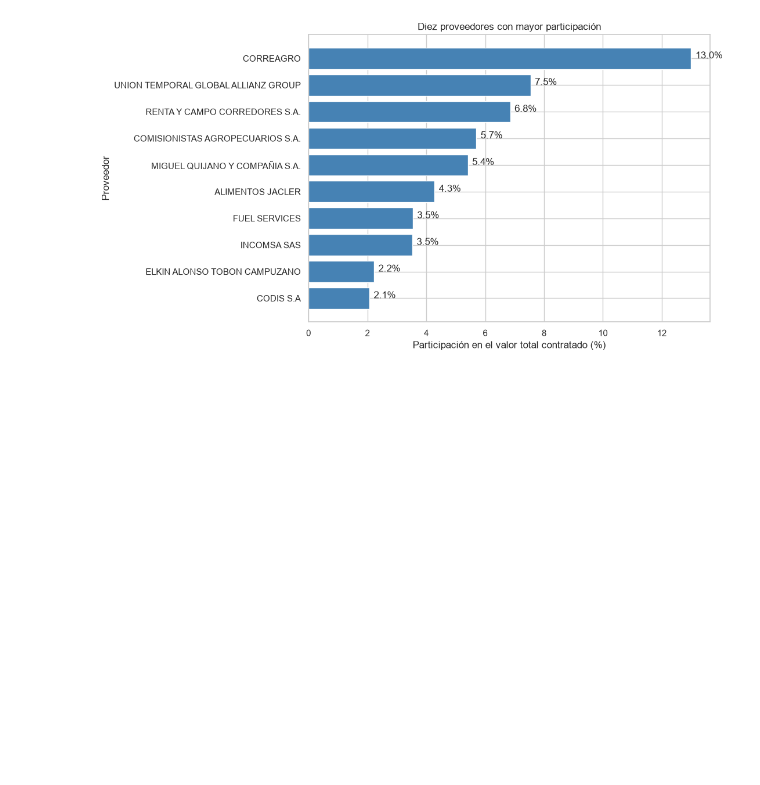
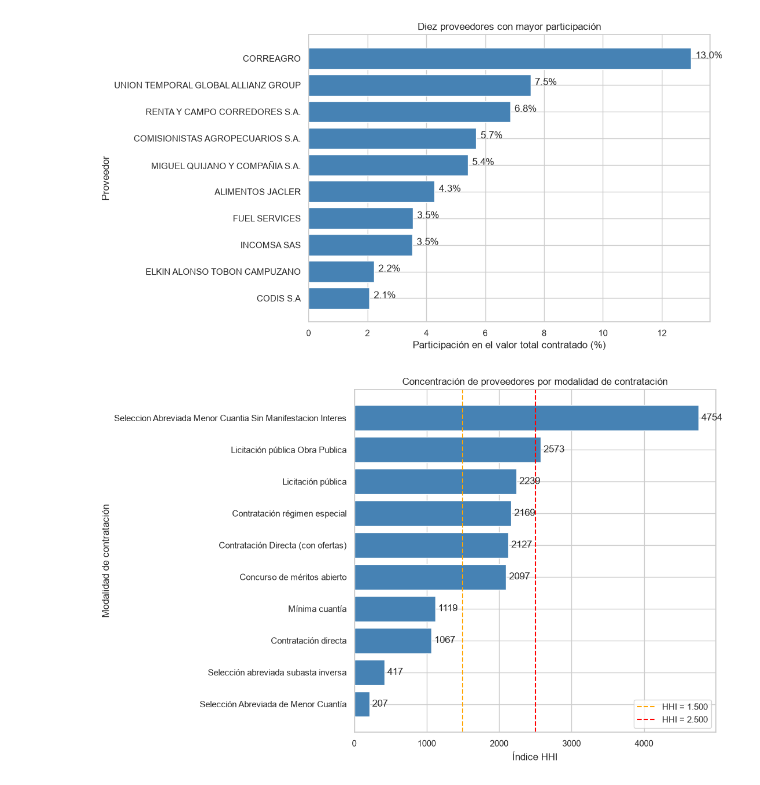
Before and after one commit to andrw4-4/proyecto1-secop-agencia-logistica, a Jupyter notebook: 03-analisis-datos/Pregunta 1 babs análisis de datos.ipynb, the cells around one changed output. Cells and saved outputs as stored; diff of their text form; code cells hidden in the pictures; blank space fills up the shorter version.

Commit message:
2.4Gráfico HHI x modalidad preg1

```diff
--- a/03-analisis-datos/Pregunta 1 babs análisis de datos.ipynb
+++ b/03-analisis-datos/Pregunta 1 babs análisis de datos.ipynb
@@ -221,3 +221,55 @@ plt.tight_layout()
 plt.show()
 # %% [output]
 [figure]
+# %%
+# HHI por modalidad excluyendo modalidades con un solo proveedor
+
+hhi_grafica = resumen_modalidades[
+    resumen_modalidades["numero_proveedores"] > 1
+].sort_values(
+    "hhi",
+    ascending=True
+)
+
+plt.figure(figsize=(11, 7))
+
+plt.barh(
+    hhi_grafica["modalidad"],
+    hhi_grafica["hhi"],
+    color="steelblue"
+)
+
+# Mostrar el valor HHI al final de cada barra
+for posicion, valor in enumerate(hhi_grafica["hhi"]):
+    plt.text(
+        valor + 40,
+        posicion,
+        f"{valor:.0f}",
+        va="center"
+    )
+
+# Líneas de referencia
+plt.axvline(
+    1500,
+    color="orange",
+    linestyle="--",
+    label="HHI = 1.500"
+)
+
+plt.axvline(
+    2500,
+    color="red",
+    linestyle="--",
+    label="HHI = 2.500"
+)
+
+plt.xlabel("Índice HHI")
+plt.ylabel("Modalidad de contratación")
+plt.title("Concentración de proveedores por modalidad de contratación")
+
+plt.legend()
+
+plt.tight_layout()
+plt.show()
+# %% [output]
+[figure, added]
```
